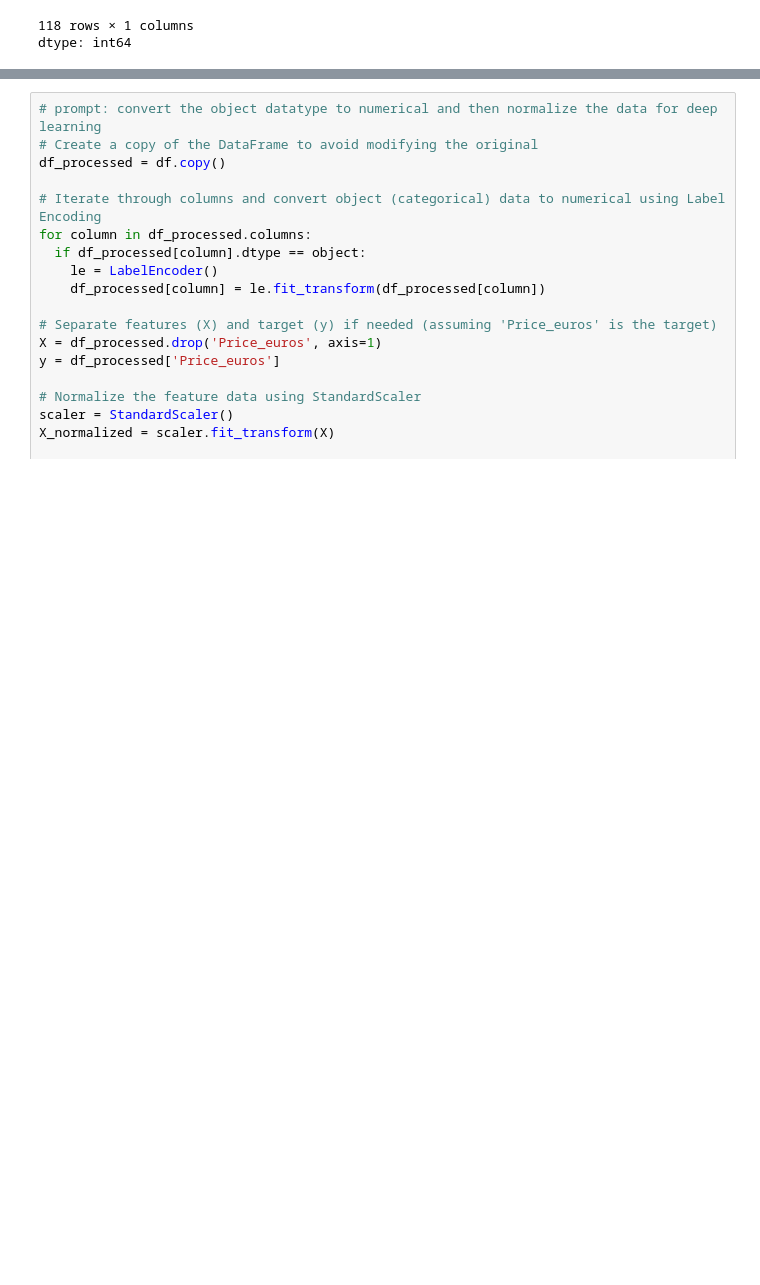
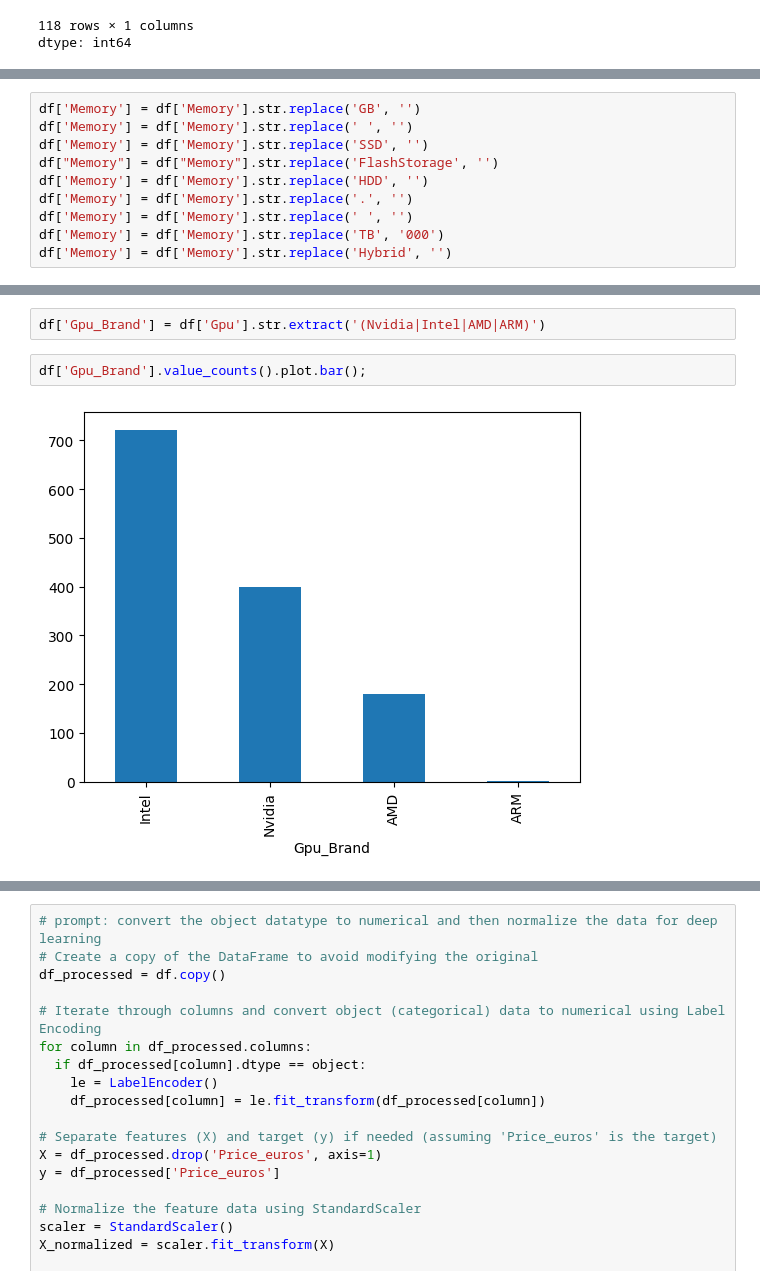
Before and after one commit to adnansherwani/Deep-Learning, a Jupyter notebook: 01__PyTorch_Workflow.ipynb, the cells around one changed output, grey strips where cells are left out. Saved outputs shown, nothing was run; the diff lists cells and outputs as text; blank space fills up the shorter version.

```diff
--- a/01__PyTorch_Workflow.ipynb
+++ b/01__PyTorch_Workflow.ipynb
@@ -213,0 +281,10 @@ dtype: int64
+# %%
+df['Memory'] = df['Memory'].str.replace('GB', '')
+df['Memory'] = df['Memory'].str.replace(' ', '')
+df['Memory'] = df['Memory'].str.replace('SSD', '')
+df["Memory"] = df["Memory"].str.replace('FlashStorage', '')
+df['Memory'] = df['Memory'].str.replace('HDD', '')
+df['Memory'] = df['Memory'].str.replace('.', '')
+df['Memory'] = df['Memory'].str.replace(' ', '')
+df['Memory'] = df['Memory'].str.replace('TB', '000')
+df['Memory'] = df['Memory'].str.replace('Hybrid', '')
@@ -213,0 +319,6 @@ dtype: int64
+# %%
+df['Gpu_Brand'] = df['Gpu'].str.extract('(Nvidia|Intel|AMD|ARM)')
+# %%
+df['Gpu_Brand'].value_counts().plot.bar();
+# %% [output]
+[figure, added]
```
Also changed, not shown: parts of 19 cells of this notebook.
